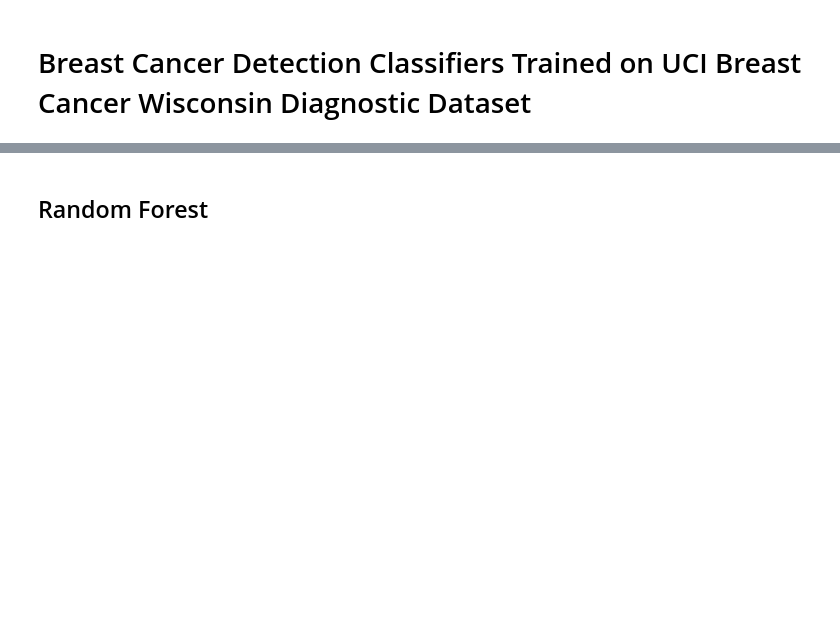
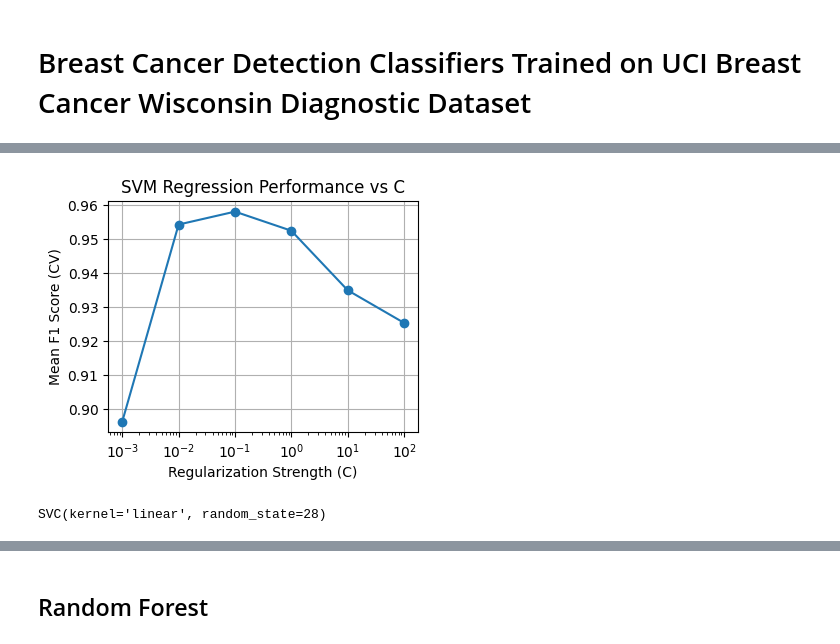
Before and after one commit to emilysaunders28/breast-cancer, a Jupyter notebook: breast_cancer_classifier.ipynb, the cells around one changed output, grey strips where cells are left out. Saved outputs shown, nothing was run; the diff lists cells and outputs as text; code cells hidden in the pictures; blank space fills up the shorter version.

```diff
--- a/breast_cancer_classifier.ipynb
+++ b/breast_cancer_classifier.ipynb
@@ -96,0 +130,27 @@ weighted avg       0.95      0.95      0.95       114
+# %%
+svm_param_grid = {
+    'C' : [0.001, 0.01, 0.1, 1, 10, 100],
+    'kernel' : ['linear']
+}
+
+svm_grid = GridSearchCV(SVC(), svm_param_grid, cv=5, scoring='f1')
+svm_grid.fit(X_train_scaled, y_train)
+
+svm_param_results = pd.DataFrame(svm_grid.cv_results_)
+svm_scores = svm_param_results['mean_test_score']
+
+plt.figure(figsize=(4,3))
+plt.plot(svm_param_grid['C'], svm_scores, marker='o')
+plt.xscale('log')
+plt.xlabel('Regularization Strength (C)')
+plt.ylabel('Mean F1 Score (CV)')
+plt.title('SVM Regression Performance vs C')
+plt.grid(True)
+plt.show()
+# %% [output]
+[figure, added]
+# %%
+svm_model = SVC(kernel='linear', C=1.0, random_state=28)
+svm_model.fit(X_train_scaled, y_train)
+# %% [output]
+SVC(kernel='linear', random_state=28)
```
Also changed, not shown: parts of 8 cells of this notebook, 1 other file.
